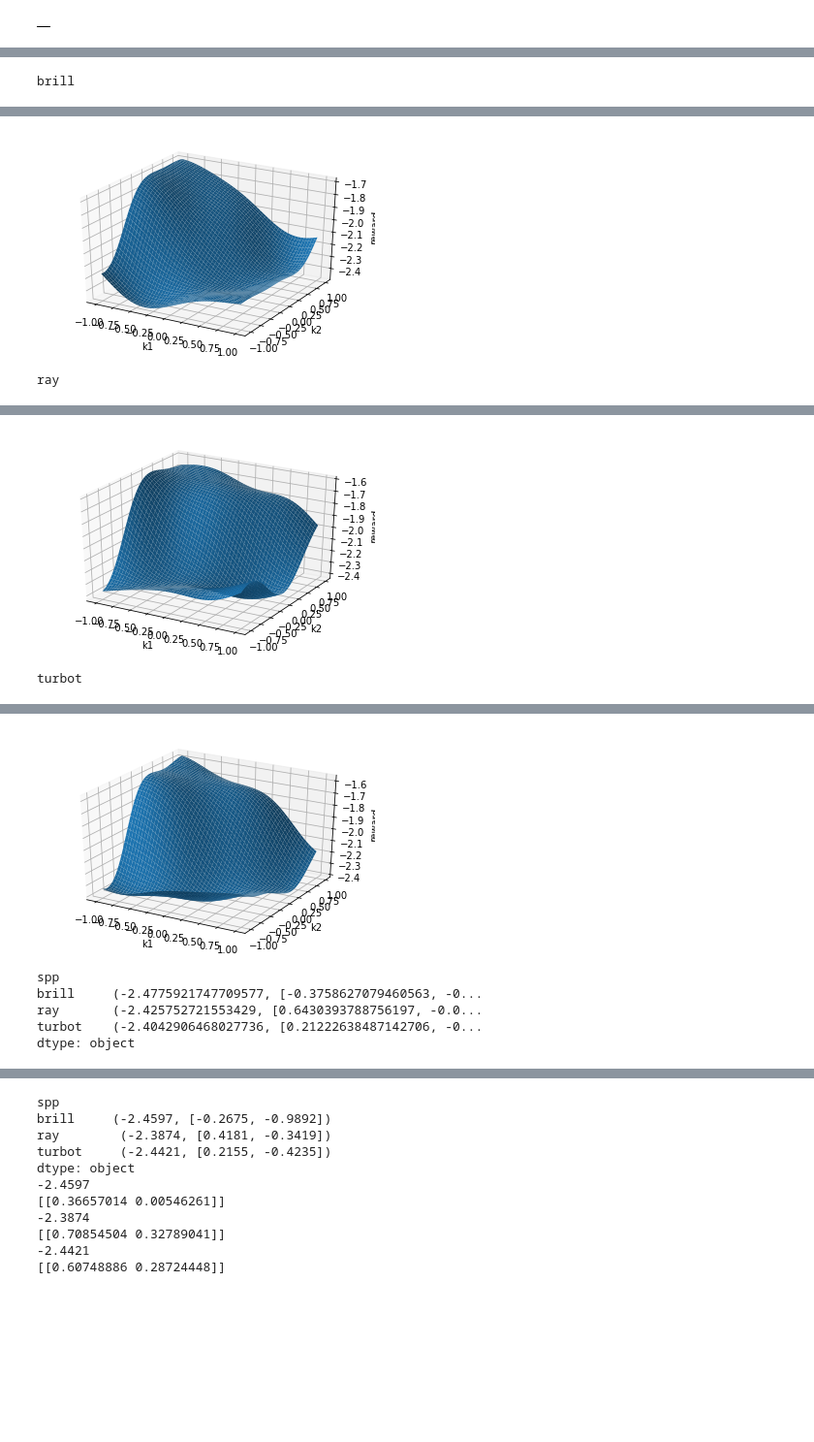
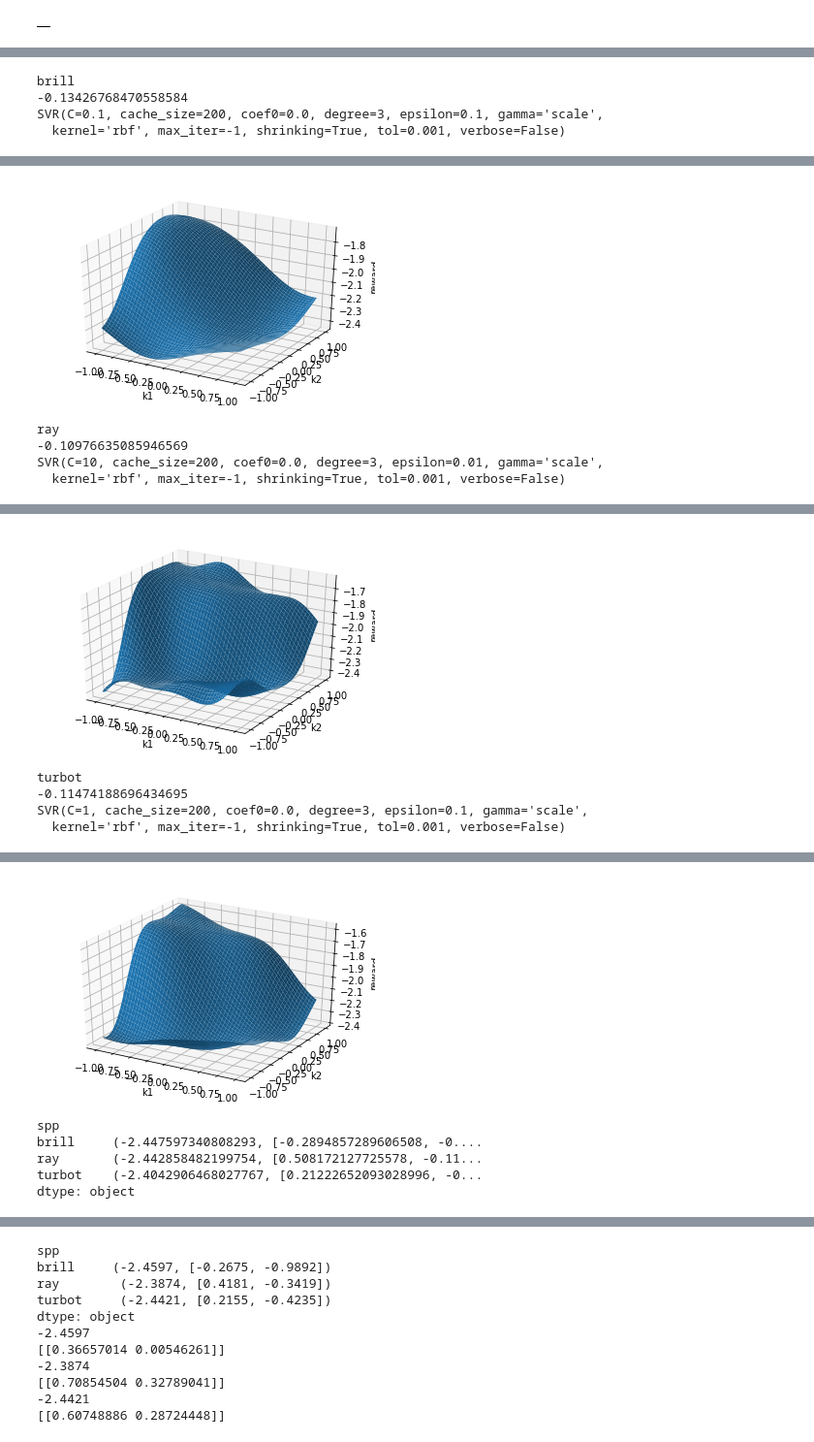
Before and after one commit to alexanderkell/fish-stock-optimiser, a Jupyter notebook: notebooks/Untitled.ipynb, the cells around one changed output, grey strips where cells are left out. Shown at 97% size. Cells and saved outputs as stored; diff of their text form; code cells hidden in the pictures; blank space fills up the shorter version.

```diff
--- a/notebooks/Untitled.ipynb
+++ b/notebooks/Untitled.ipynb
@@ -292,12 +292,15 @@ def threed_func_plotter(m):
     param_grid={
     'kernel': ['linear', 'poly', 'rbf', 'sigmoid'],
     'epsilon': [0.01, 0.1, 0.2, 0.5, 0.7, 1.0],
+    'C': [0.01, 0.1, 1, 10, 50, 100]
     }
 
-    clf = GridSearchCV(estimator=svr_model, param_grid=param_grid, n_jobs=-1, cv=5, verbose=False, scoring='neg_mean_absolute_error', return_train_score=True)
+    clf = GridSearchCV(estimator=svr_model, param_grid=param_grid, n_jobs=-1, cv=5, verbose=False, scoring='neg_median_absolute_error', return_train_score=True)
     clf.fit(X, y)
+    print(m.iloc[0,0])
+    print(clf.best_score_)
+    print(clf.best_estimator_)
 
-    print(m.iloc[0,0])
     fig = plt.figure()
     ax = fig.add_subplot(111, projection='3d')
     x = y = np.arange(-1.0, 1.0, 0.01)
@@ -328 +334,4 @@ brill
 brill
+-0.13426768470558584
+SVR(C=0.1, cache_size=200, coef0=0.0, degree=3, epsilon=0.1, gamma='scale',
+  kernel='rbf', max_iter=-1, shrinking=True, tol=0.001, verbose=False)
@@ -331,2 +340,5 @@ brill
-[figure, old version]
+[figure, new version]
 ray
+-0.10976635085946569
+SVR(C=10, cache_size=200, coef0=0.0, degree=3, epsilon=0.01, gamma='scale',
+  kernel='rbf', max_iter=-1, shrinking=True, tol=0.001, verbose=False)
@@ -335,2 +347,5 @@ ray
-[figure, old version]
+[figure, new version]
 turbot
+-0.11474188696434695
+SVR(C=1, cache_size=200, coef0=0.0, degree=3, epsilon=0.1, gamma='scale',
+  kernel='rbf', max_iter=-1, shrinking=True, tol=0.001, verbose=False)
@@ -339,7 +354,7 @@ turbot
 [figure]
 spp
-brill     (-2.4775921747709577, [-0.3758627079460563, -0...
-ray       (-2.425752721553429, [0.6430393788756197, -0.0...
-turbot    (-2.4042906468027736, [0.21222638487142706, -0...
+brill     (-2.447597340808293, [-0.2894857289606508, -0....
+ray       (-2.442858482199754, [0.508172127725578, -0.11...
+turbot    (-2.4042906468027767, [0.21222652093028996, -0...
 dtype: object
 # %%
```
Also changed, not shown: parts of 3 cells of this notebook.
